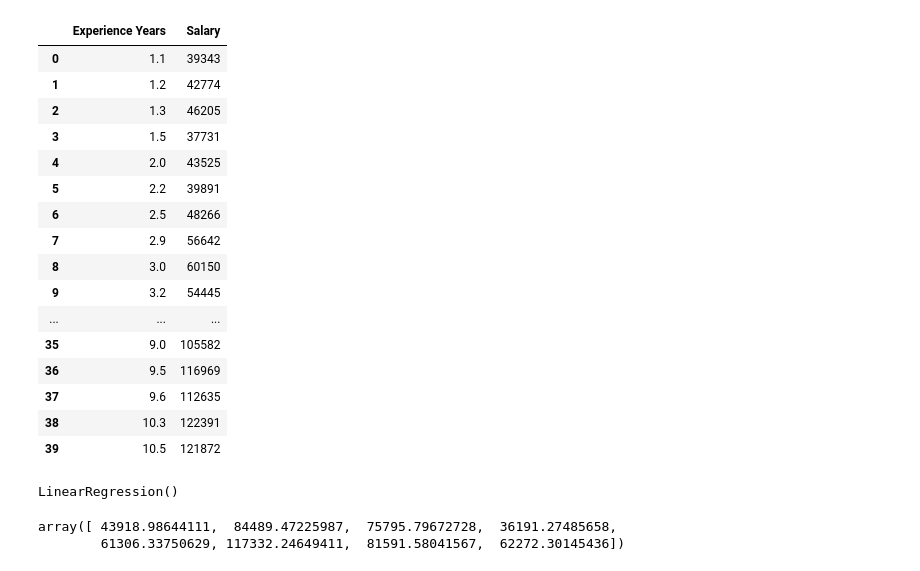
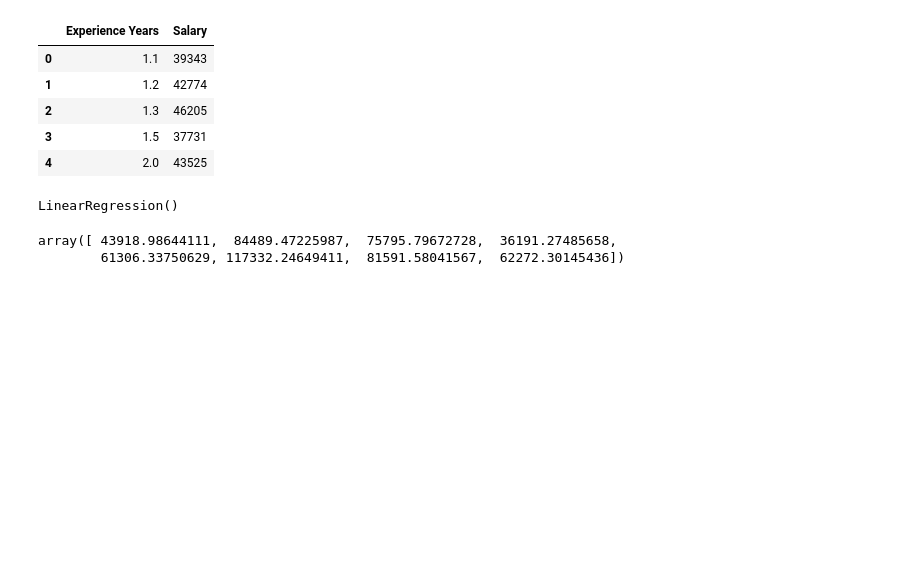
Before and after one commit to Subash-d/ML-Basics, a Jupyter notebook: salary_prediction.ipynb, the cells around one changed output. Saved outputs shown, nothing was run; the diff lists cells and outputs as text; code cells hidden in the pictures; blank space fills up the shorter version.

```diff
--- a/salary_prediction.ipynb
+++ b/salary_prediction.ipynb
@@ -1,26 +1,14 @@
 # %%
-import numpy as np
 import pandas as pd
 df = pd.read_csv('https://github.com/ybifoundation/Dataset/raw/main/Salary%20Data.csv')
-df
+df.head()
 # %% [output]
 |  | Experience Years | Salary |
 | 0 | 1.1 | 39343 |
 | 1 | 1.2 | 42774 |
 | 2 | 1.3 | 46205 |
 | 3 | 1.5 | 37731 |
 | 4 | 2.0 | 43525 |
-| 5 | 2.2 | 39891 |
-| 6 | 2.5 | 48266 |
-| 7 | 2.9 | 56642 |
-| 8 | 3.0 | 60150 |
-| 9 | 3.2 | 54445 |
-| ... | ... | ... |
-| 35 | 9.0 | 105582 |
-| 36 | 9.5 | 116969 |
-| 37 | 9.6 | 112635 |
-| 38 | 10.3 | 122391 |
-| 39 | 10.5 | 121872 |
 # %%
 from sklearn.linear_model import LinearRegression
 from sklearn.model_selection import train_test_split
```
